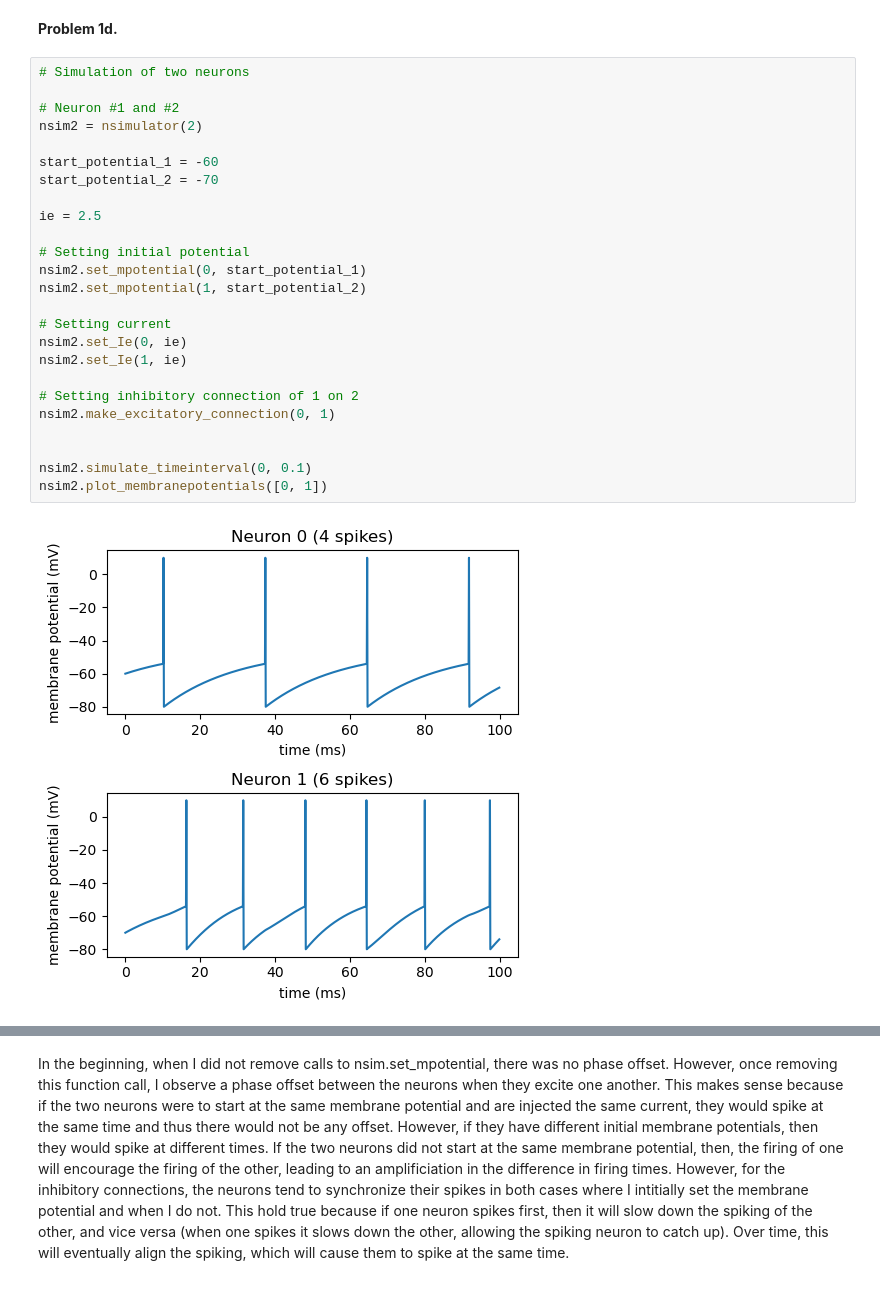
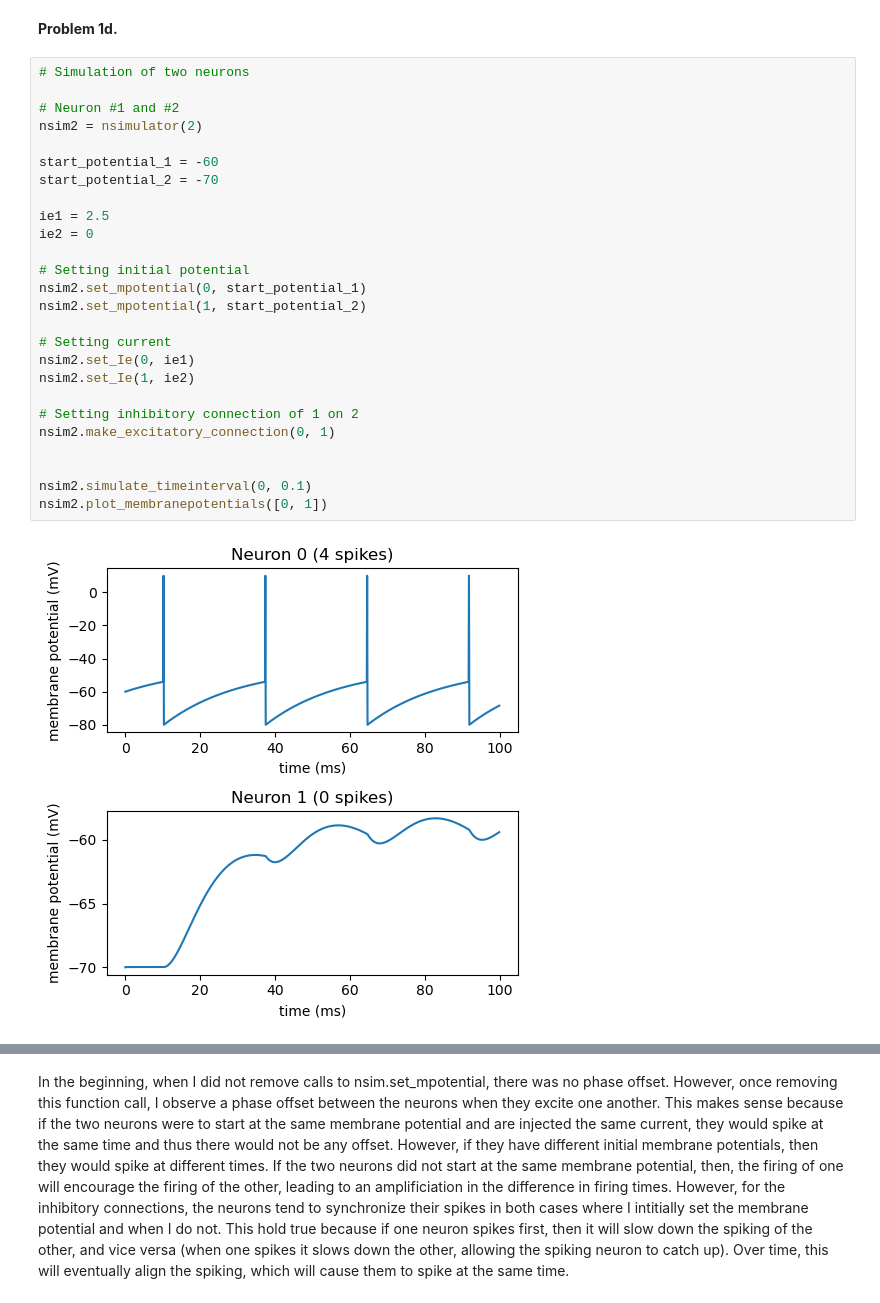
Before and after one commit to williamhuang08/cpsc475, a Jupyter notebook: hw2/hw2.ipynb, the cells around one changed output, grey strips where cells are left out. Saved outputs shown, nothing was run; the diff lists cells and outputs as text.

```diff
--- a/hw2/hw2.ipynb
+++ b/hw2/hw2.ipynb
@@ -217,30 +218,31 @@ From the observed behaviors of neuron 1 and neuron 2, it is clear that when neur
 # %%
 # Simulation of two neurons
 
 # Neuron #1 and #2
 nsim2 = nsimulator(2)
 
 start_potential_1 = -60
 start_potential_2 = -70
 
-ie = 2.5
+ie1 = 2.5
+ie2 = 0
 
 # Setting initial potential
 nsim2.set_mpotential(0, start_potential_1)
 nsim2.set_mpotential(1, start_potential_2)
 
 # Setting current
-nsim2.set_Ie(0, ie)
-nsim2.set_Ie(1, ie)
+nsim2.set_Ie(0, ie1)
+nsim2.set_Ie(1, ie2)
 
 # Setting inhibitory connection of 1 on 2
 nsim2.make_excitatory_connection(0, 1)
 
 
 nsim2.simulate_timeinterval(0, 0.1)
 nsim2.plot_membranepotentials([0, 1])
 # %% [output]
-[figure, old version]
+[figure, new version]
 # %%
 # Simulation of two neurons
 
```
Also changed, not shown: parts of 26 cells of this notebook, 5 other files.
